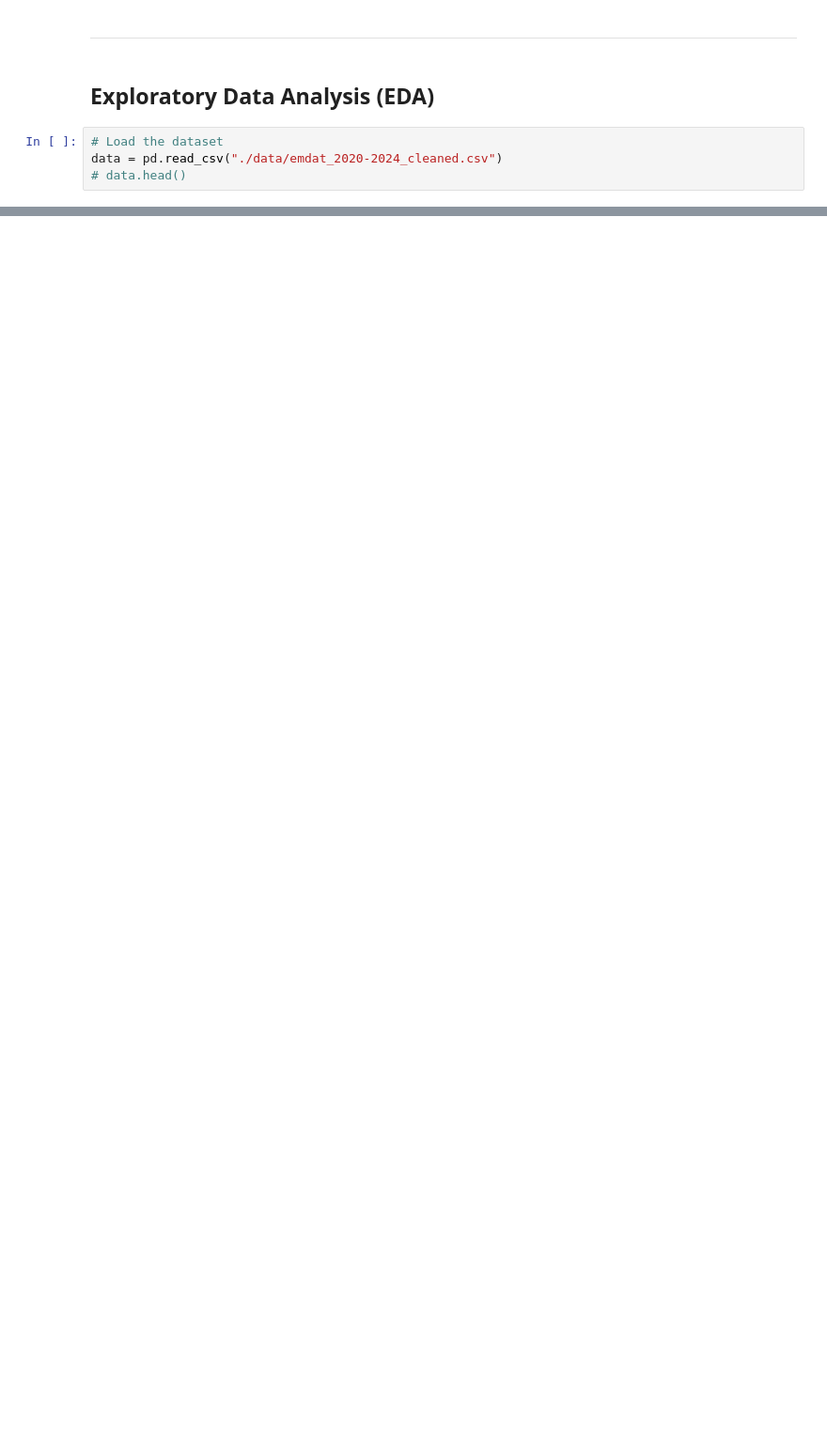
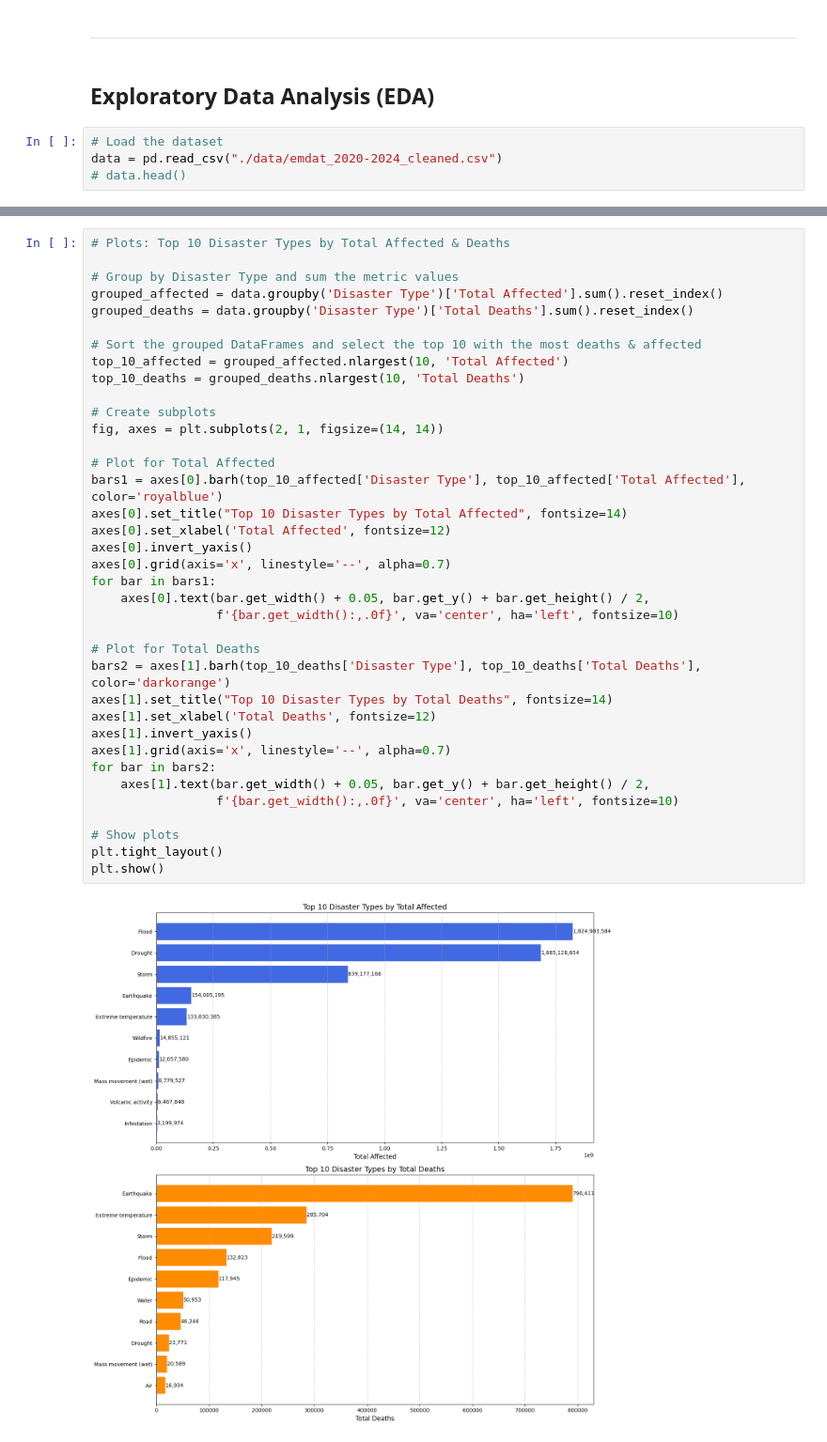
Before and after one commit to MichaelSexton3389/TeamDisasterML, a Jupyter notebook: data_viz_2020_2024.ipynb, the cells around one changed output, grey strips where cells are left out. Shown at 94% size. Cells and saved outputs as stored; diff of their text form; blank space fills up the shorter version.

```diff
--- a/data_viz_2020_2024.ipynb
+++ b/data_viz_2020_2024.ipynb
@@ -650,0 +259,39 @@ for region in regions:
+# %%
+# Plots: Top 10 Disaster Types by Total Affected & Deaths
+
+# Group by Disaster Type and sum the metric values
+grouped_affected = data.groupby('Disaster Type')['Total Affected'].sum().reset_index()
+grouped_deaths = data.groupby('Disaster Type')['Total Deaths'].sum().reset_index()
+
+# Sort the grouped DataFrames and select the top 10 with the most deaths & affected
+top_10_affected = grouped_affected.nlargest(10, 'Total Affected')
+top_10_deaths = grouped_deaths.nlargest(10, 'Total Deaths')
+
+# Create subplots
+fig, axes = plt.subplots(2, 1, figsize=(14, 14))
+
+# Plot for Total Affected
+bars1 = axes[0].barh(top_10_affected['Disaster Type'], top_10_affected['Total Affected'], color='royalblue')
+axes[0].set_title("Top 10 Disaster Types by Total Affected", fontsize=14)
+axes[0].set_xlabel('Total Affected', fontsize=12)
+axes[0].invert_yaxis()
+axes[0].grid(axis='x', linestyle='--', alpha=0.7)
+for bar in bars1:
+    axes[0].text(bar.get_width() + 0.05, bar.get_y() + bar.get_height() / 2,
+                 f'{bar.get_width():,.0f}', va='center', ha='left', fontsize=10)
+
+# Plot for Total Deaths
+bars2 = axes[1].barh(top_10_deaths['Disaster Type'], top_10_deaths['Total Deaths'], color='darkorange')
+axes[1].set_title("Top 10 Disaster Types by Total Deaths", fontsize=14)
+axes[1].set_xlabel('Total Deaths', fontsize=12)
+axes[1].invert_yaxis()
+axes[1].grid(axis='x', linestyle='--', alpha=0.7)
+for bar in bars2:
+    axes[1].text(bar.get_width() + 0.05, bar.get_y() + bar.get_height() / 2,
+                 f'{bar.get_width():,.0f}', va='center', ha='left', fontsize=10)
+
+# Show plots
+plt.tight_layout()
+plt.show()
+# %% [output]
+[figure, added]
```
Also changed, not shown: parts of 41 cells of this notebook, 2 other files.
